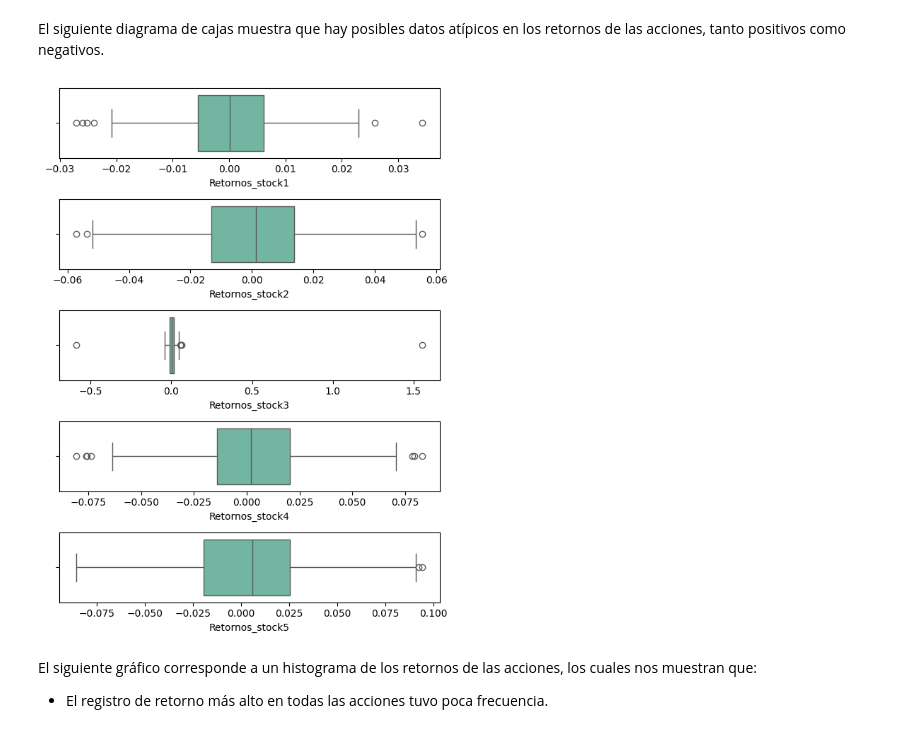
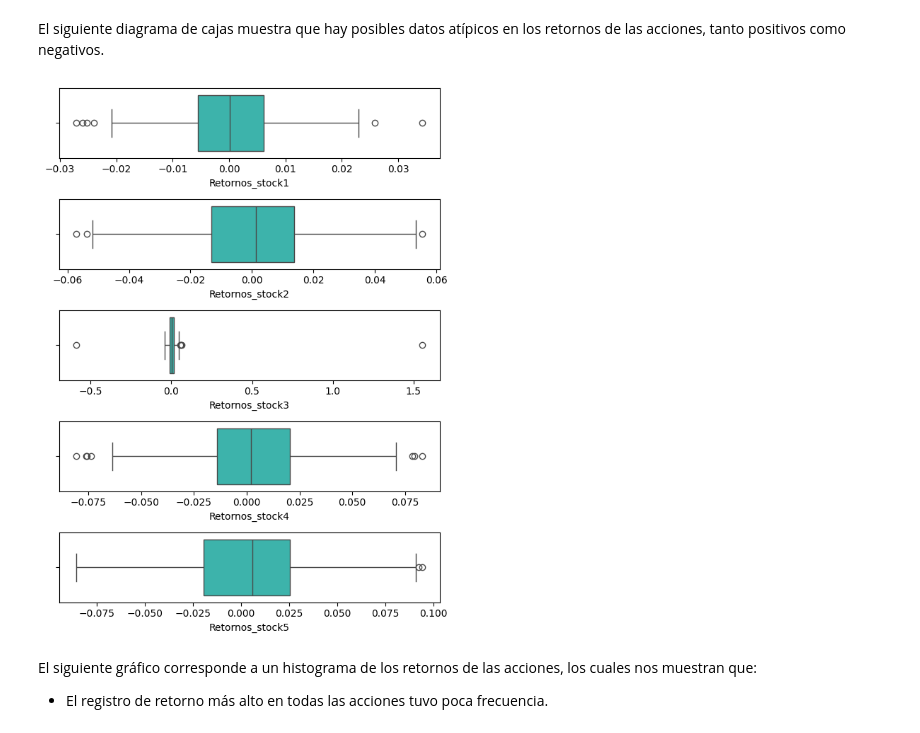
Before and after one commit to vanebertel/TALENTO_B_2024, a Jupyter notebook: _sources/notebooks.ipynb, the cells around one changed output. Cells and saved outputs as stored; diff of their text form; code cells hidden in the pictures.

```diff
--- a/_sources/notebooks.ipynb
+++ b/_sources/notebooks.ipynb
@@ -379,12 +379,12 @@ El siguiente diagrama de cajas muestra que hay posibles datos atípicos en los r
 # %%
 fig, axs = plt.subplots(nrows=5, ncols=1, figsize=(6, 8))
 columns_to_plot = ['Retornos_stock1', 'Retornos_stock2', 'Retornos_stock3', 'Retornos_stock4', 'Retornos_stock5']
 for i, column in enumerate(columns_to_plot):
-    sns.boxplot(data=retorno[column], palette="Set2", ax=axs[i], orient='h')
+    sns.boxplot(data=retorno[column], color='#2AC6BC', ax=axs[i], orient='h')
 plt.tight_layout()
 plt.show()
 # %% [output]
-[figure, old version]
+[figure, new version]
 # %% [markdown]
 El siguiente gráfico corresponde a un histograma de los retornos de las acciones, los cuales nos muestran que:
 
```
Also changed, not shown: parts of 1 cell of this notebook, 4 other files.
